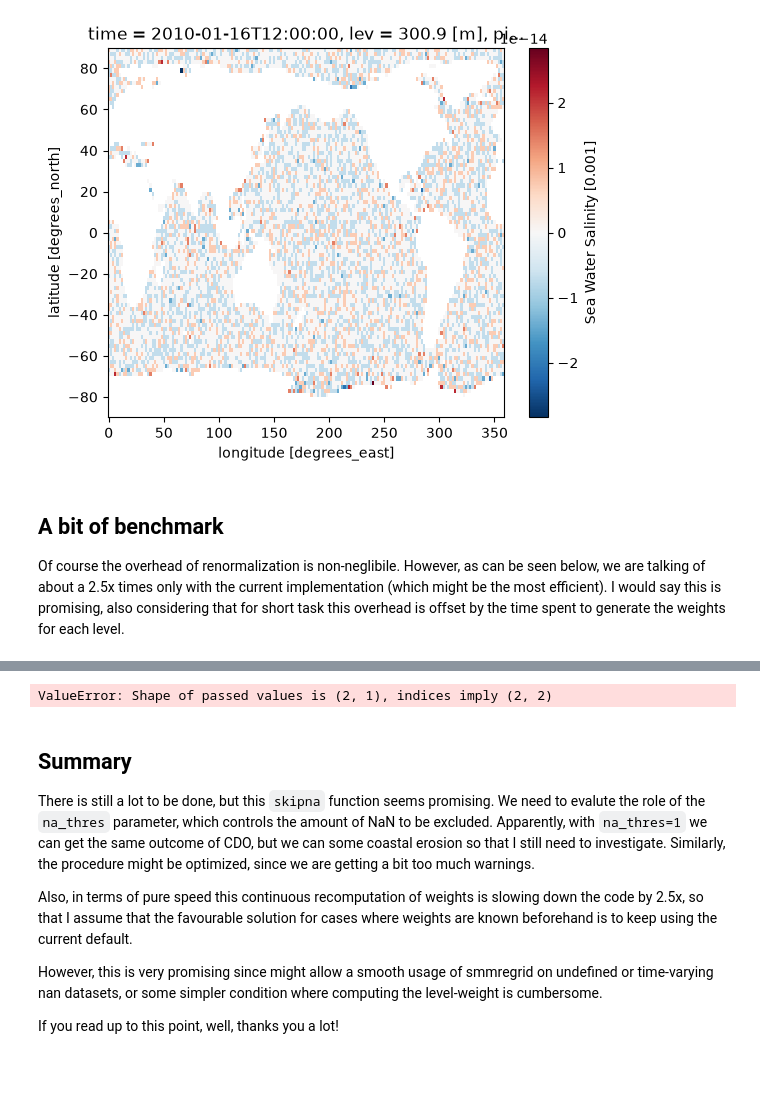
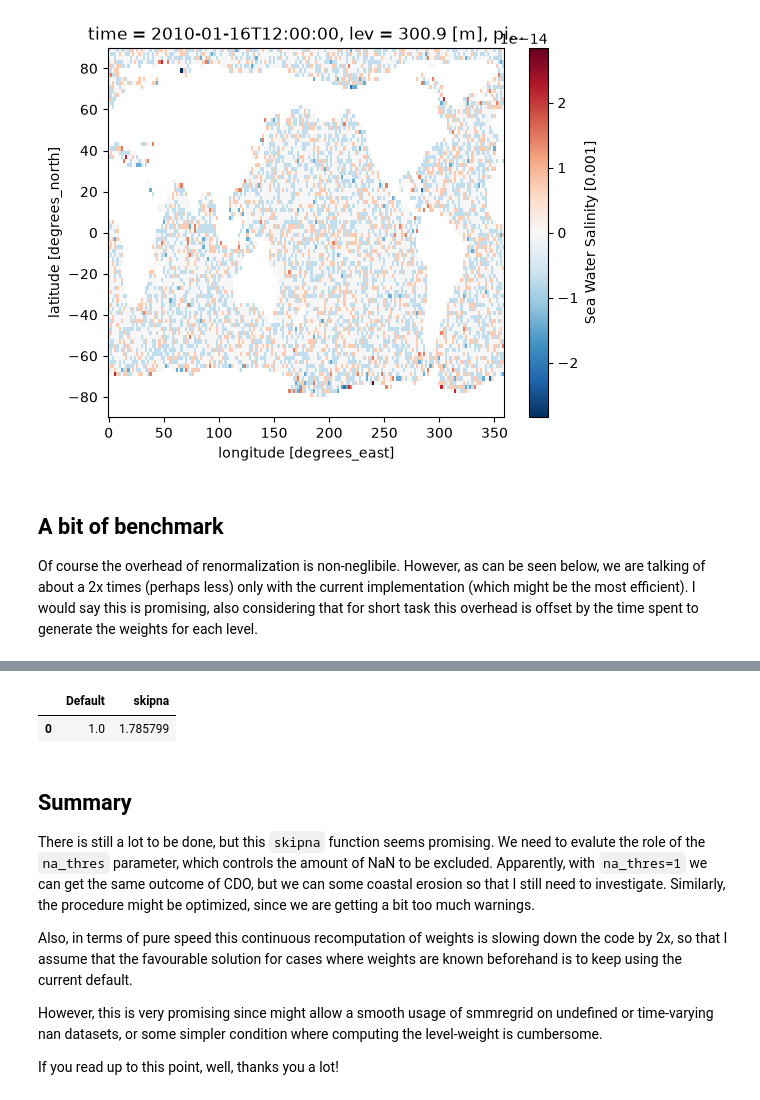
Before and after one commit to jhardenberg/smmregrid, a Jupyter notebook: skipna.ipynb, the cells around one changed output, grey strips where cells are left out. Saved outputs shown, nothing was run; the diff lists cells and outputs as text; code cells hidden in the pictures; blank space fills up the shorter version.

Commit message:
fix speed

```diff
--- a/skipna.ipynb
+++ b/skipna.ipynb
@@ -73,16 +73,14 @@ max diff default vs magic 2.842170943040401e-14
 [figure]
 # %% [markdown]
 ## A bit of benchmark
-Of course the overhead of renormalization is non-neglibile. However, as can be seen below, we are talking of about a 2.5x times only with the current implementation (which might be the most efficient). I would say this is promising, also considering that for short task this overhead is offset by the time spent to generate the weights for each level.
+Of course the overhead of renormalization is non-neglibile. However, as can be seen below, we are talking of about a 2x times (perhaps less) only with the current implementation (which might be the most efficient). I would say this is promising, also considering that for short task this overhead is offset by the time spent to generate the weights for each level.
 # %%
 import timeit
 import pandas as pd
-data = []
-NR = 10
+NR = 50
 
 one = timeit.timeit(lambda: regrid_magic.regrid(xfield_mod)['so'].isel(pizza=[2, 10, 17]).values, number = NR)
 two = timeit.timeit(lambda: regrid_default.regrid(xfield)['so'].isel(lev=[2, 10, 17]).values, number = NR)
-data.append([one, two])
 
 cnames = ['Default', 'skipna']
 df = pd.DataFrame([[one, two]], columns = cnames)
@@ -108,10 +106,11 @@ df.div(df[cnames[0]],axis =0)
-ValueError: Shape of passed values is (2, 1), indices imply (2, 2)
+|  | Default | skipna |
+| 0 | 1.0 | 1.785799 |
 # %% [markdown]
 ## Summary
 
 There is still a lot to be done, but this `skipna` function seems promising. We need to evalute the role of the `na_thres` parameter, which controls the amount of NaN to be excluded. Apparently, with `na_thres=1` we can get the same outcome of CDO, but we can some coastal erosion so that I still need to investigate. Similarly, the procedure might be optimized, since we are getting a bit too much warnings.
 
-Also, in terms of pure speed this continuous recomputation of weights is slowing down the code by 2.5x, so that I assume that the favourable solution for cases where weights are known beforehand is to keep using the current default.
+Also, in terms of pure speed this continuous recomputation of weights is slowing down the code by 2x, so that I assume that the favourable solution for cases where weights are known beforehand is to keep using the current default.
 
 However, this is very promising since might allow a smooth usage of smmregrid on undefined or time-varying nan datasets, or some simpler condition where computing the level-weight is cumbersome.
 
```
Also changed, not shown: parts of 1 cell of this notebook.
